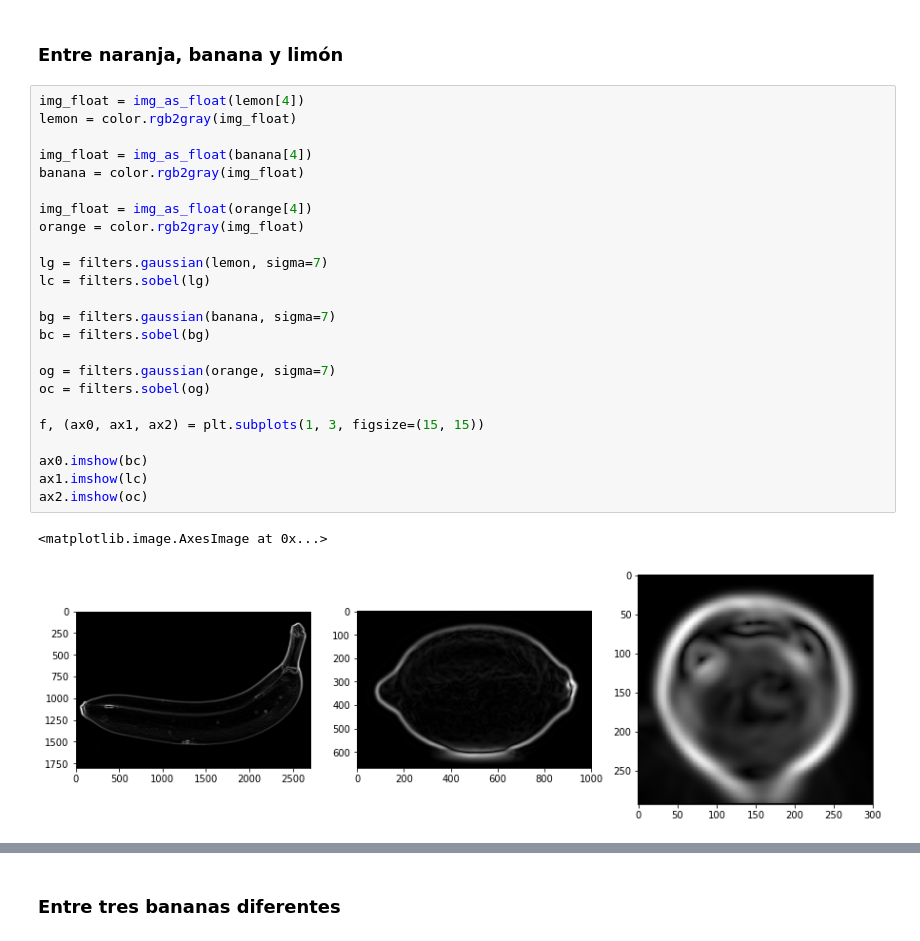
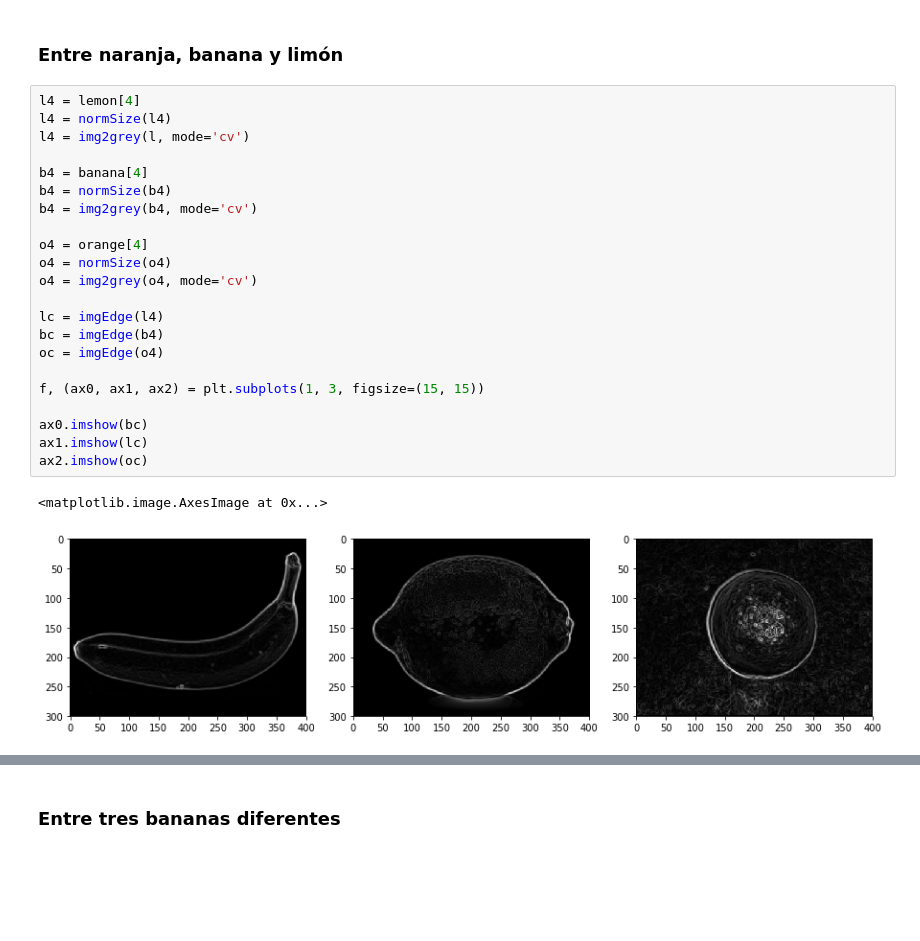
Before and after one commit to gonzafernan/fruit-classifier, a Jupyter notebook: 05-data.ipynb, the cells around one changed output, grey strips where cells are left out. Saved outputs shown, nothing was run; the diff lists cells and outputs as text; blank space fills up the shorter version.

```diff
--- a/05-data.ipynb
+++ b/05-data.ipynb
@@ -142,31 +143,29 @@ ax.imshow(bf)
 # Comparación
 # %% [markdown]
 ### Entre naranja, banana y limón
-# %%
-img_float = img_as_float(lemon[4])
-lemon = color.rgb2gray(img_float)
-
-img_float = img_as_float(banana[4])
-banana = color.rgb2gray(img_float)
-
-img_float = img_as_float(orange[4])
-orange = color.rgb2gray(img_float)
-
-lg = filters.gaussian(lemon, sigma=7)
-lc = filters.sobel(lg)
-
-bg = filters.gaussian(banana, sigma=7)
-bc = filters.sobel(bg)
-
-og = filters.gaussian(orange, sigma=7)
-oc = filters.sobel(og)
-
-f, (ax0, ax1, ax2) = plt.subplots(1, 3, figsize=(15, 15))
-
-ax0.imshow(bc)
-ax1.imshow(lc)
-ax2.imshow(oc)
-# %% [output]
-<matplotlib.image.AxesImage at 0x...>
-[figure, removed]
+# %%
+l4 = lemon[4]
+l4 = normSize(l4)
+l4 = img2grey(l, mode='cv')
+
+b4 = banana[4]
+b4 = normSize(b4)
+b4 = img2grey(b4, mode='cv')
+
+o4 = orange[4]
+o4 = normSize(o4)
+o4 = img2grey(o4, mode='cv')
+
+lc = imgEdge(l4)
+bc = imgEdge(b4)
+oc = imgEdge(o4)
+
+f, (ax0, ax1, ax2) = plt.subplots(1, 3, figsize=(15, 15))
+
+ax0.imshow(bc)
+ax1.imshow(lc)
+ax2.imshow(oc)
+# %% [output]
+<matplotlib.image.AxesImage at 0x...>
+[figure, added]
 # %%
```
Also changed, not shown: parts of 14 cells of this notebook, 11 other files.
